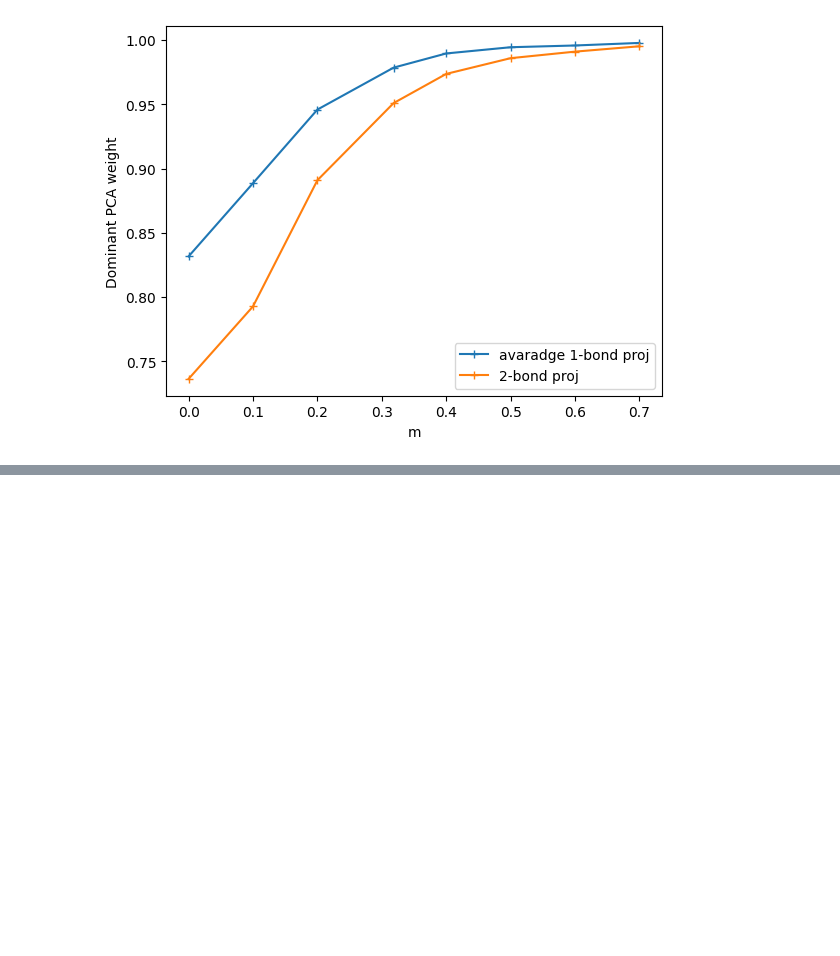
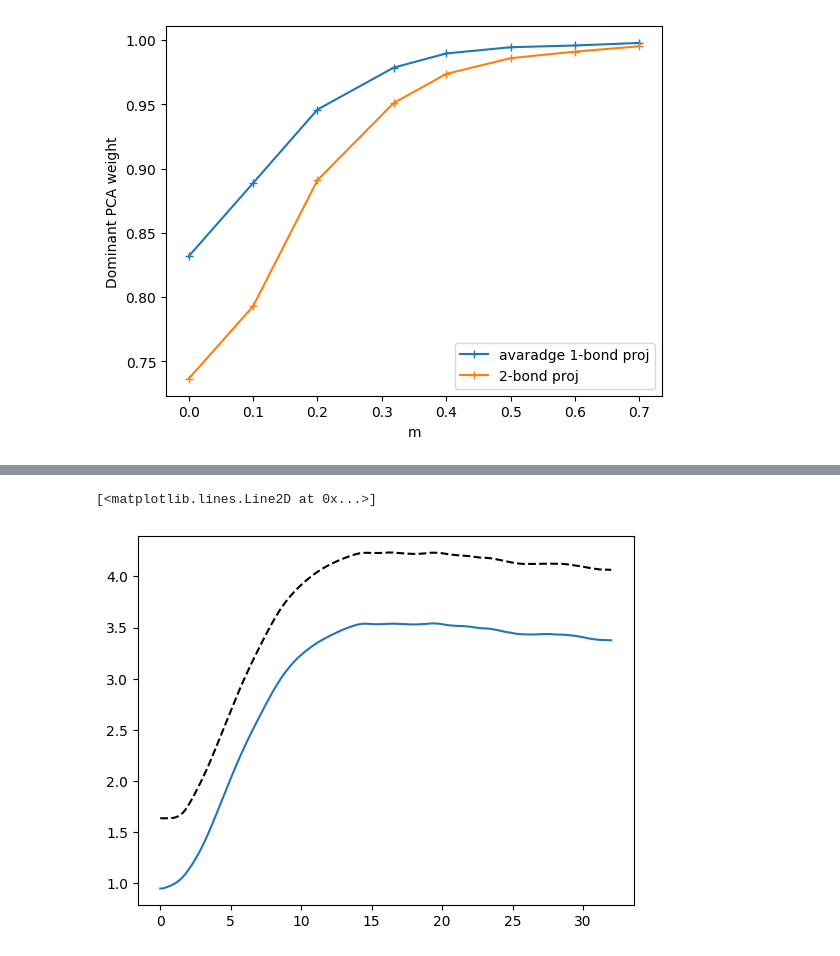
Before and after one commit to marekrams/pdf, a Jupyter notebook: test_evolution_rerun_Ln.ipynb, the cells around one changed output, grey strips where cells are left out. Cells and saved outputs as stored; diff of their text form; code cells hidden in the pictures; blank space fills up the shorter version.

```diff
--- a/test_evolution_rerun_Ln.ipynb
+++ b/test_evolution_rerun_Ln.ipynb
@@ -195,0 +234,26 @@ plt.show()
+# %%
+# ENTROPY FOR 2-site projector
+
+m, N, a, D = 0.5, 512, 0.125, 128
+d = data[m, N, a, D]
+#
+# avarage over two bonds, can be done in 2 ways
+#
+prob = d['pr2']
+enta = d['ent2a']
+entb = d['ent2b']
+
+enta[prob < 1e-5] = 0
+entb[prob < 1e-5] = 0
+prob[prob < 1e-5] = 1e-5
+
+# plt.plot(time, enta)
+# plt.plot(time, entb, '--k')
+
+ent_total = d['entropy_1'][:, N // 2 + 1]
+ent_sum = np.sum(prob * enta, axis=1) - np.sum(prob * np.log2(prob), axis=1)
+plt.plot(time, ent_total, label='central bond + 1')
+plt.plot(time, ent_sum, '--k')
+# %% [output]
+[<matplotlib.lines.Line2D at 0x...>]
+[figure, added]
```
Also changed, not shown: parts of 11 cells of this notebook, 17 other files.
